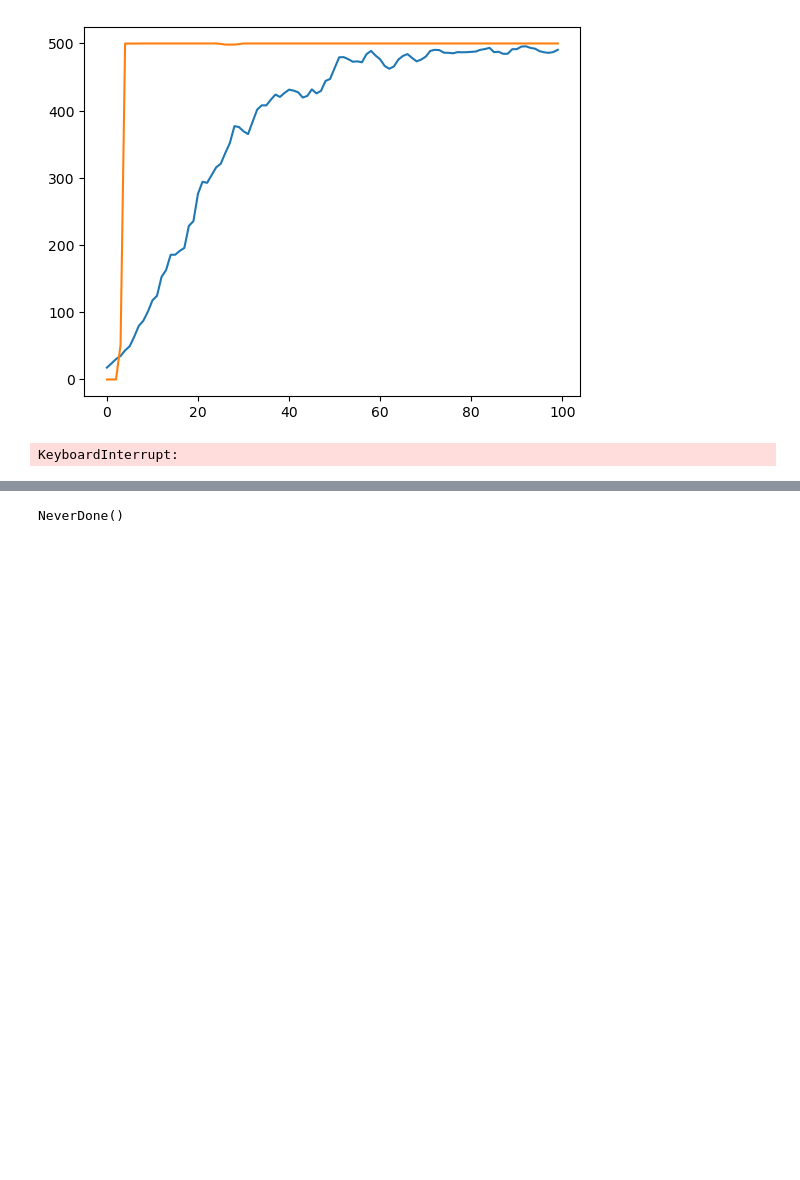
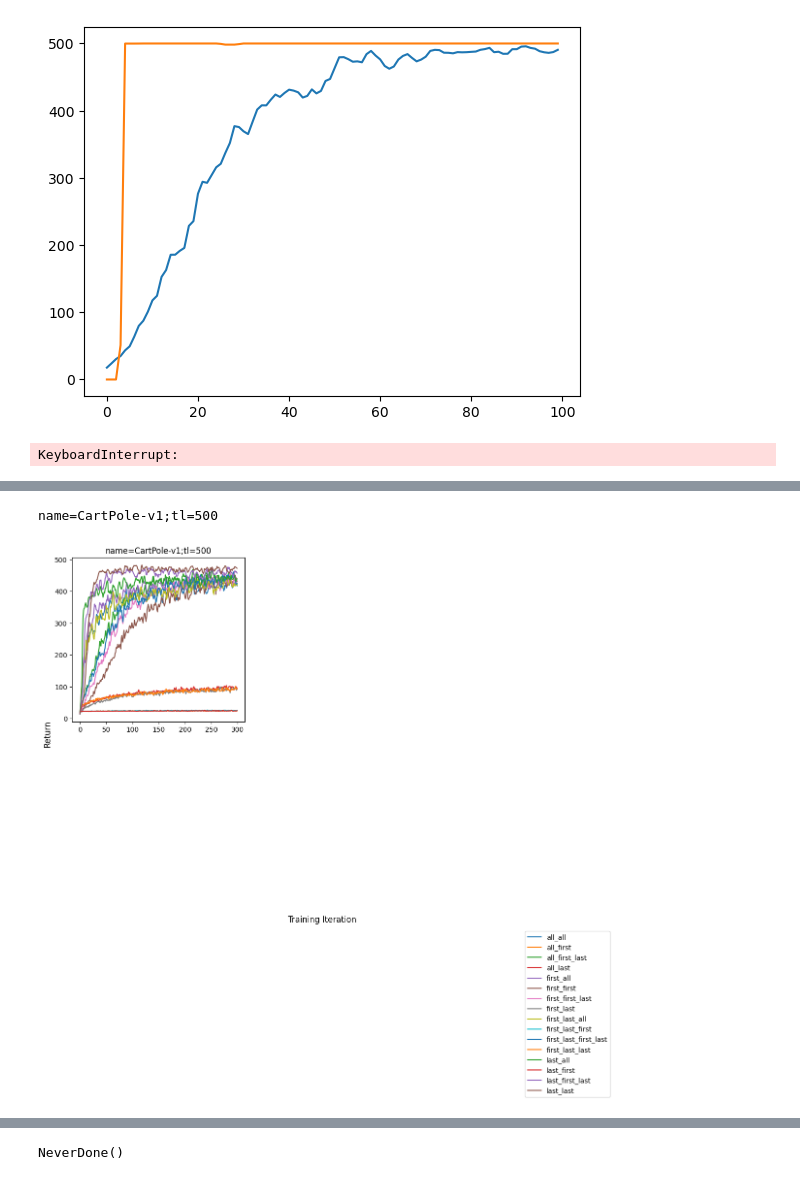
Before and after one commit to akarshkumar0101/synthetic-mdps, a Jupyter notebook: src/temp.ipynb, the cells around one changed output, grey strips where cells are left out. Saved outputs shown, nothing was run; the diff lists cells and outputs as text; code cells hidden in the pictures; blank space fills up the shorter version.

```diff
--- a/src/temp.ipynb
+++ b/src/temp.ipynb
@@ -84,3 +87,32 @@ plt.xlabel('Training Iteration')
+# %%
+def viz_dir(dir_exp, bar_chart=True):
+    plt.figure(figsize=(12, 8))
+    i_plt = 0
+    for test_dir in sorted(os.listdir(f'{dir_exp}/test/')):
+        print(test_dir)
+        i_plt += 1
+        plt.subplot(2, 3, i_plt)
+        for i, train_dir in enumerate(sorted(os.listdir(f'{dir_exp}/test/{test_dir}/'))):
+            with open(f'{dir_exp}/test/{test_dir}/{train_dir}/rets_student.pkl', 'rb') as f:
+                rets = pickle.load(f)
+                rets = np.asarray(rets)
+                rets = jnp.mean(rets, axis=0)
+                if bar_chart:
+                    plt.bar(i, rets.mean(), label=train_dir)
+                else:
+                    plt.plot(rets[:], label=train_dir)
+        plt.title(test_dir)
+    plt.gcf().supxlabel('Algorithm' if bar_chart else 'Training Iteration')
+    plt.gcf().supylabel('End Return' if bar_chart else 'Return')
+    plt.tight_layout()
+    handles, labels = plt.gca().get_legend_handles_labels()
+    plt.figlegend(handles, labels, bbox_to_anchor=(1, 0))
+
+
+viz_dir('../data/exp_trans_type/', bar_chart=False)
+# %% [output]
+name=CartPole-v1;tl=500
+[figure, added]
 # %%
 def viz_dir(dir_exp, bar_chart=True):
     # for d in glob.glob(f'{dir_exp}/train/*'):
```
Also changed, not shown: parts of 9 cells of this notebook, 4 other files.
